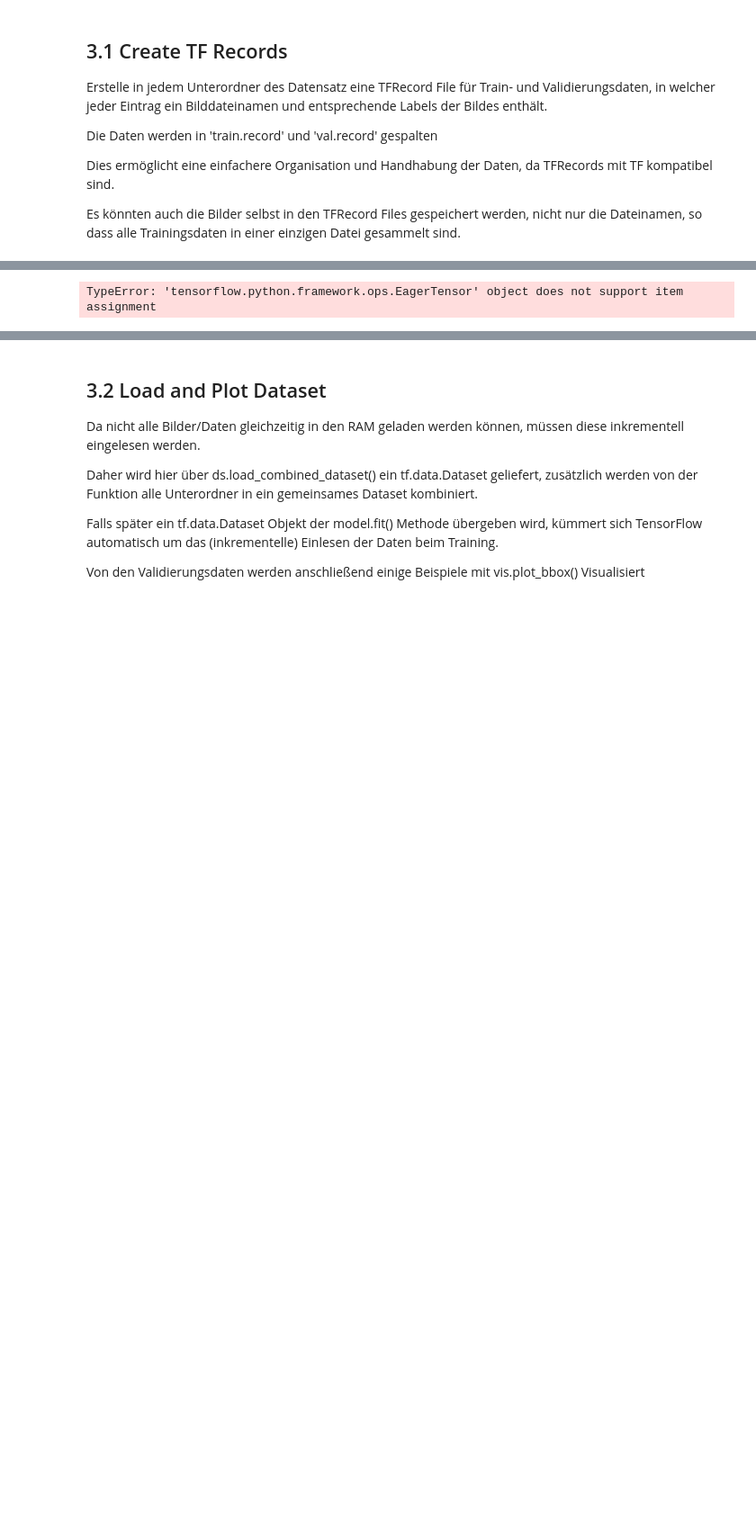
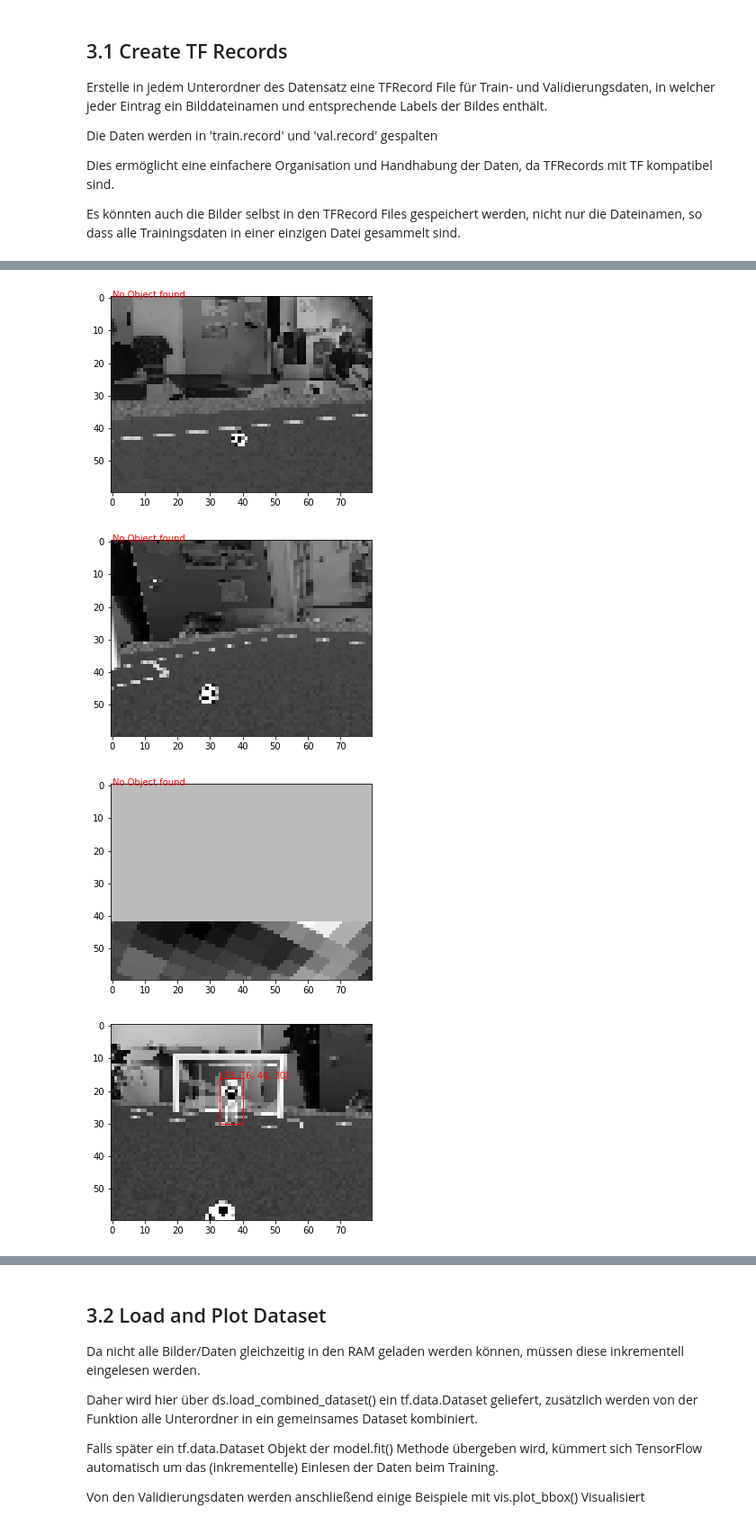
Before and after one commit to david-kostka/object_recognition, a Jupyter notebook: spl_detector/src/single_nao_trainer.ipynb, the cells around one changed output, grey strips where cells are left out. Shown at 90% size. Saved outputs shown, nothing was run; the diff lists cells and outputs as text; code cells hidden in the pictures; blank space fills up the shorter version.

```diff
--- a/spl_detector/src/single_nao_trainer.ipynb
+++ b/spl_detector/src/single_nao_trainer.ipynb
@@ -102,7 +102,10 @@ TFRecord '/media/spl/WOLFPC-D/datasets/simulator/2_5/val.record' created
 # %%
 test_set = ds.load_tfrecord_dataset(ds.dataset_root_path + '1_4/', 'val.record').batch(1).take(5)
 for image, label in test_set:
-    vis.plot_bbox(np.squeeze(image), util.unnormalize_bbox(np.array(label), ds.target_size))
+    vis.plot_bbox(np.squeeze(image), util.unnormalize_bbox(np.array(*label), ds.target_size))
     #vis.plot_bbox(np.squeeze(image), util.unnormalize_bbox(*label, ds.target_size))
 # %% [output]
-TypeError: 'tensorflow.python.framework.ops.EagerTensor' object does not support item assignment
+[figure, added]
+[figure, added]
+[figure, added]
+[figure, added]
```
Also changed, not shown: parts of 5 cells of this notebook.
